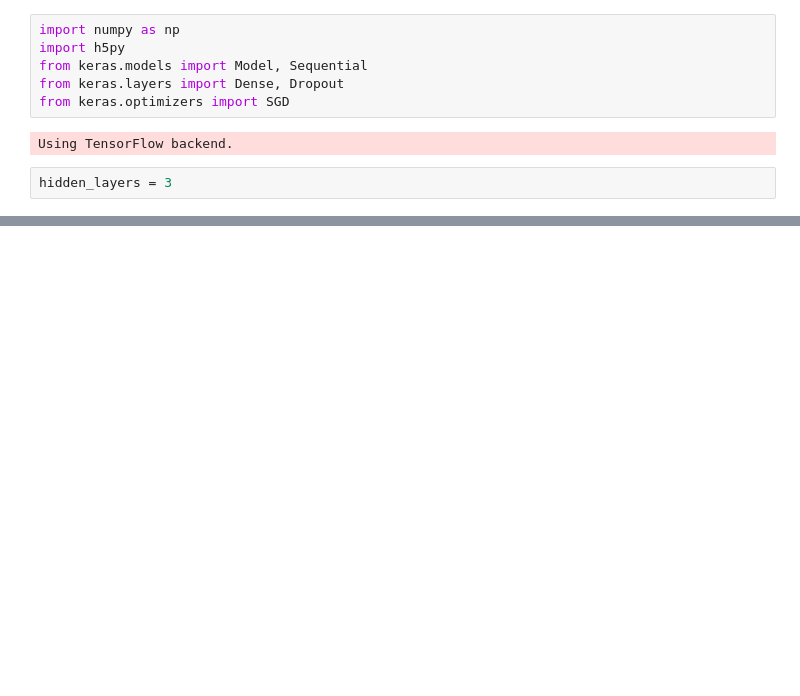
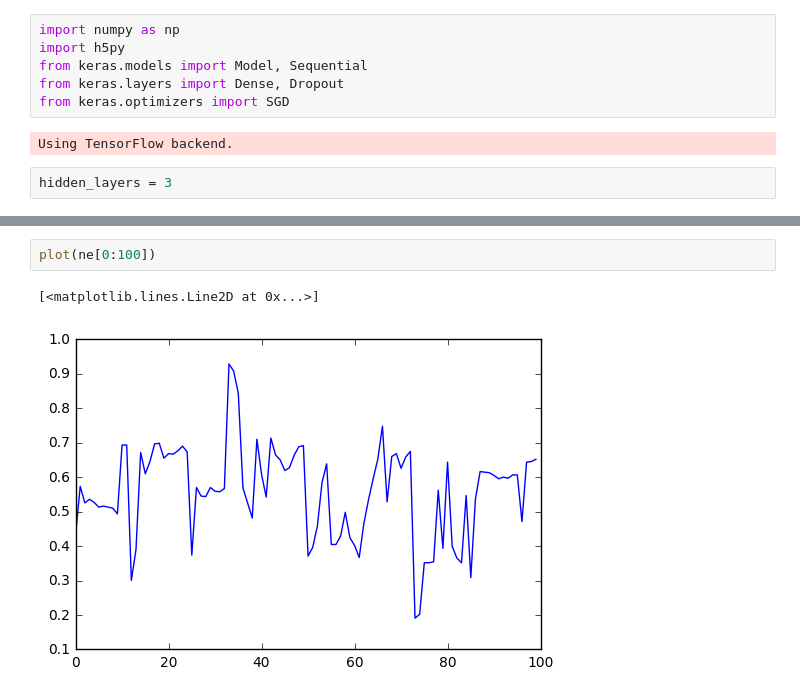
Before and after one commit to negedng/vitmav45-2016-Rhinos-public, a Jupyter notebook: model_f0.ipynb, the cells around one changed output, grey strips where cells are left out. Drawn from its saved outputs; the diff is of its cells as text; blank space fills up the shorter version.

```diff
--- a/model_f0.ipynb
+++ b/model_f0.ipynb
@@ -154,0 +146,5 @@ for t in target_data[0:2000]:
+# %%
+plot(ne[0:100])
+# %% [output]
+[<matplotlib.lines.Line2D at 0x...>]
+[figure, added]
```
Also changed, not shown: parts of 13 cells of this notebook, 1 other file.
